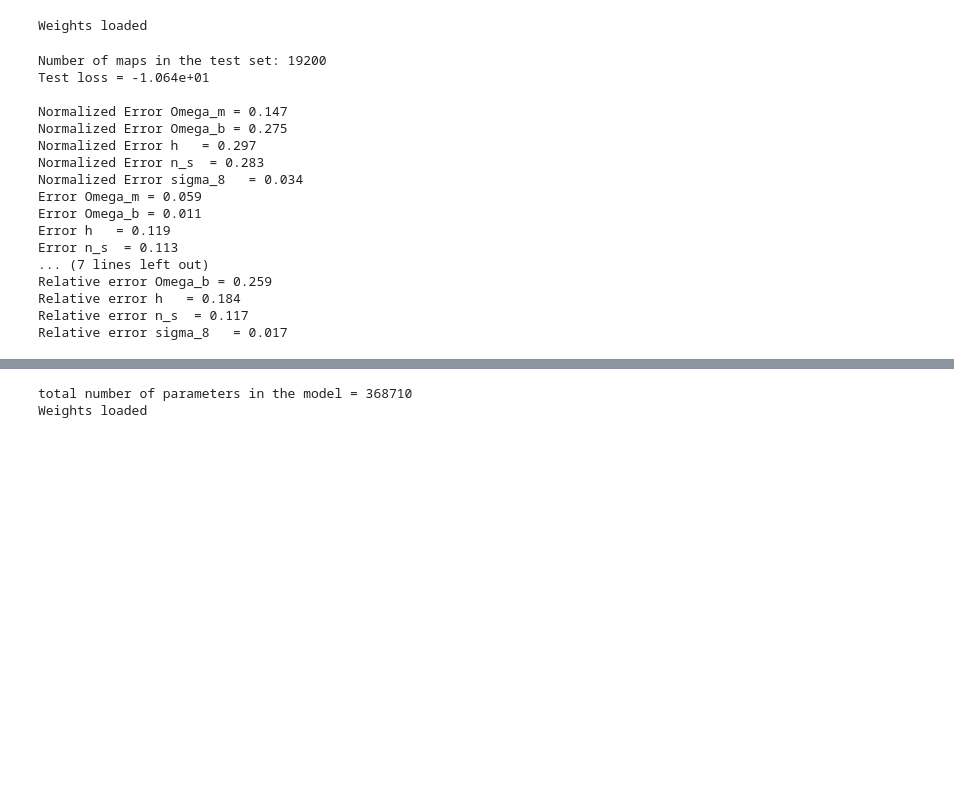
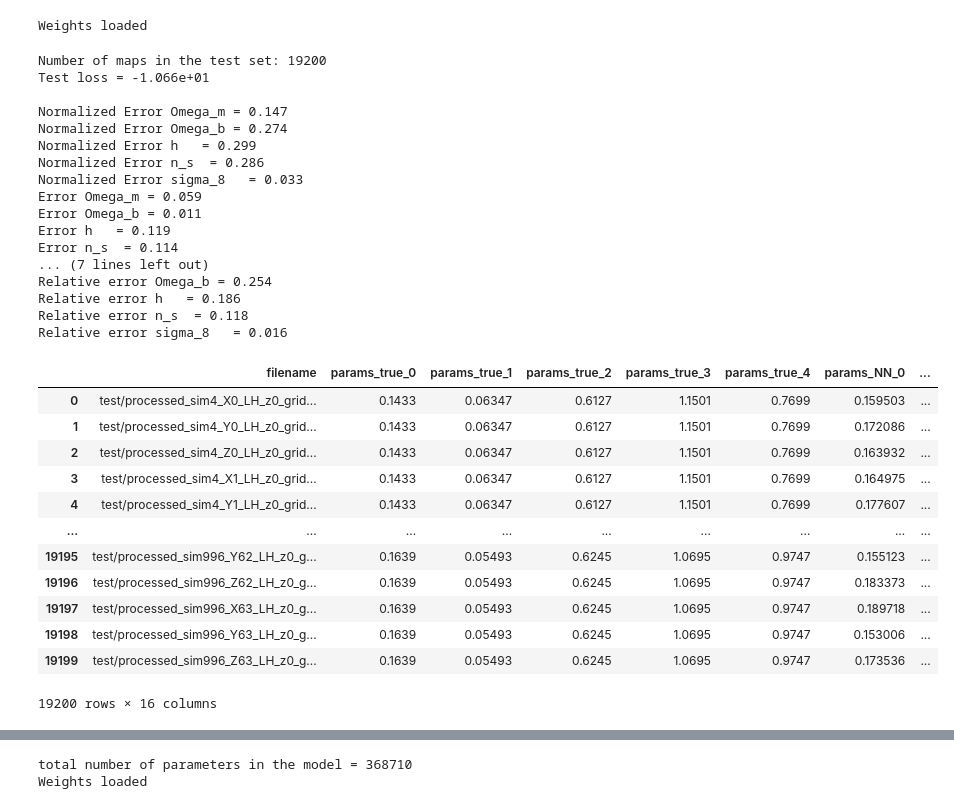
Before and after one commit to Yash-10/cvt-cosmo-inference, a Jupyter notebook: ViT_LSS_Training.ipynb, the cells around one changed output, grey strips where cells are left out. Cells and saved outputs as stored; diff of their text form; code cells hidden in the pictures; blank space fills up the shorter version.

```diff
--- a/ViT_LSS_Training.ipynb
+++ b/ViT_LSS_Training.ipynb
@@ -421,15 +450,15 @@ transform = v2.Compose([
     v2.RandomHorizontalFlip(p=0.5),
     v2.RandomVerticalFlip(p=0.5),
     v2.ToDtype(torch.float32)#, scale=False),
-])  # NOTE: RandomResizedCrop is not used since the resolution (64^3) is already small.
+])
 
-train_dataset = CustomImageDataset('/content/train', normalized_cosmo_params_path='train/train_normalized_params.csv', transform=transform)
+train_dataset = CustomImageDataset('/kaggle/working/train', normalized_cosmo_params_path='train/train_normalized_params.csv', transform=transform)
 train_loader = DataLoader(dataset=train_dataset, batch_size=batch_size, shuffle=True)
 
-val_dataset = CustomImageDataset('/content/val', normalized_cosmo_params_path='val/val_normalized_params.csv', transform=None)
+val_dataset = CustomImageDataset('/kaggle/working/val', normalized_cosmo_params_path='val/val_normalized_params.csv', transform=None)
 val_loader = DataLoader(dataset=val_dataset, batch_size=batch_size, shuffle=False)
 
-test_dataset = CustomImageDataset('/content/test', normalized_cosmo_params_path='test/test_normalized_params.csv', transform=None)
+test_dataset = CustomImageDataset('/kaggle/working/test', normalized_cosmo_params_path='test/test_normalized_params.csv', transform=None)
 test_loader = DataLoader(dataset=test_dataset, batch_size=batch_size, shuffle=False)
 # %%
 # now that architecture is defined above, use it
@@ -447,7 +476,7 @@ print('Computing initial validation loss')
 model.eval()
 valid_loss1, valid_loss2 = torch.zeros(len(g)).to(device), torch.zeros(len(g)).to(device)
 min_valid_loss, points = 0.0, 0
-for x, y in val_loader:
+for x, y, _ in val_loader:
   with torch.no_grad():
     bs   = x.shape[0]                #batch size
     x    = x.to(device=device)       #maps
@@ -470,14 +499,14 @@ Initial valid loss = 3.182e+00
 # %%
 # do a loop over all epochs
 start = time.time()
-cka_mats_val = []
 for epoch in range(epochs):
+    cka_mats_val = []
 
     # do training
     train_loss1, train_loss2 = torch.zeros(len(g)).to(device), torch.zeros(len(g)).to(device)
     train_loss, points = 0.0, 0
     model.train()
-    for x, y in train_loader:
+    for x, y, _ in train_loader:
         bs   = x.shape[0]         #batch size
         x    = x.to(device)       #maps
         y    = y.to(device)[:,g]  #parameters
@@ -502,7 +531,7 @@ for epoch in range(epochs):
     valid_loss1, valid_loss2 = torch.zeros(len(g)).to(device), torch.zeros(len(g)).to(device)
     valid_loss, points = 0.0, 0
     model.eval()
-    for x, y in val_loader:
+    for x, y, _ in val_loader:
         with torch.no_grad():
             bs    = x.shape[0]         #batch size
             x     = x.to(device)       #maps
@@ -585,7 +614,7 @@ Weights loaded
 # %%
 # get the number of maps in the test set
 num_maps = 0
-for x,y in test_loader:
+for x, y, _ in test_loader:
   num_maps += x.shape[0]
 print('\nNumber of maps in the test set: %d'%num_maps)
 
@@ -593,12 +622,13 @@ print('\nNumber of maps in the test set: %d'%num_maps)
 params_true = np.zeros((num_maps,5), dtype=np.float32)
 params_NN   = np.zeros((num_maps,5), dtype=np.float32)
 errors_NN   = np.zeros((num_maps,5), dtype=np.float32)
+filenames = np.empty((num_maps), dtype='object')
 
 # get test loss
 test_loss1, test_loss2 = torch.zeros(len(g)).to(device), torch.zeros(len(g)).to(device)
 test_loss, points = 0.0, 0
 model.eval()
-for x, y in test_loader:
+for x, y, filename in test_loader:
   with torch.no_grad():
     bs    = x.shape[0]    #batch size
     x     = x.to(device)  #send data to device
@@ -615,7 +645,9 @@ for x, y in test_loader:
     params_true[points:points+x.shape[0]] = y.cpu().numpy()
     params_NN[points:points+x.shape[0]]   = y_NN.cpu().numpy()
     errors_NN[points:points+x.shape[0]]   = e_NN.cpu().numpy()
+    filenames[points:points+x.shape[0]]   = filename
     points    += x.shape[0]
+
 test_loss = torch.log(test_loss1/points) + torch.log(test_loss2/points)
 test_loss = torch.mean(test_loss).item()
 print('Test loss = %.3e\n'%test_loss)
@@ -628,8 +660,9 @@ print('Normalized Error n_s  = %.3f'%Norm_error[3])
 print('Normalized Error sigma_8   = %.3f'%Norm_error[4])
 
 # de-normalize
+# IMPORTANT: These values must match the ones used during normalization in the preprocessing step before training.
 minimum = np.array([0.1003, 0.03003, 0.5003, 0.8001, 0.6001])
-maximum =np.array([0.4997, 0.06993, 0.8999, 1.1999, 0.9985])
+maximum = np.array([0.4997, 0.06993, 0.8999, 1.1999, 0.9985])
 params_true = params_true*(maximum - minimum) + minimum
 params_NN   = params_NN*(maximum - minimum) + minimum
 errors_NN   = errors_NN*(maximum - minimum)
@@ -655,6 +688,15 @@ print('Relative error h   = %.3f'%rel_error[2])
 print('Relative error n_s  = %.3f'%rel_error[3])
 print('Relative error sigma_8   = %.3f'%rel_error[4])
 
+
+# Save R2 and RMSE scores of each parameter
+r2_score = get_r2_score(params_true, params_NN)
+rmse_score = get_rmse_score(params_true, params_NN)
+
+np.save('r2_score_test.npy', r2_score)
+np.save('rmse_score_test.npy', rmse_score)
+
+
 # save results to file
 #dataset = np.zeros((num_maps,18), dtype=np.float32)
 #dataset[:,:6]   = params_true
@@ -664,19 +706,39 @@ print('Relative error sigma_8   = %.3f'%rel_error[4])
 #np.savetxt(fresults1, Norm_error)
 # %% [output]
 Number of maps in the test set: 19200
-Test loss = -1.064e+01
+Test loss = -1.066e+01
 
 Normalized Error Omega_m = 0.147
-Normalized Error Omega_b = 0.275
-Normalized Error h   = 0.297
-Normalized Error n_s  = 0.283
-Normalized Error sigma_8   = 0.034
+Normalized Error Omega_b = 0.274
+Normalized Error h   = 0.299
+Normalized Error n_s  = 0.286
+Normalized Error sigma_8   = 0.033
 Error Omega_m = 0.059
 Error Omega_b = 0.011
 Error h   = 0.119
-Error n_s  = 0.113
+Error n_s  = 0.114
 ... (7 lines left out)
-Relative error Omega_b = 0.259
-Relative error h   = 0.184
-Relative error n_s  = 0.117
-Relative error sigma_8   = 0.017
+Relative error Omega_b = 0.254
+Relative error h   = 0.186
+Relative error n_s  = 0.118
+Relative error sigma_8   = 0.016
+# %%
+# Create a dataframe of results
+df = pd.DataFrame(np.hstack((np.expand_dims(filenames, 1), params_true, params_NN, errors_NN)))
+df.columns = ['filename'] + [f'params_true_{i}' for i in range(5)] + [f'params_NN_{i}' for i in range(5)] + [f'errors_NN_{i}' for i in range(5)]
+df.to_csv('test_results.csv')
+df
+# %% [output]
+|  | filename | params_true_0 | params_true_1 | params_true_2 | params_true_3 | params_true_4 | params_NN_0 | ... |
+| 0 | test/processed_sim4_X0_LH_z0_grid... | 0.1433 | 0.06347 | 0.6127 | 1.1501 | 0.7699 | 0.159503 | ... |
+| 1 | test/processed_sim4_Y0_LH_z0_grid... | 0.1433 | 0.06347 | 0.6127 | 1.1501 | 0.7699 | 0.172086 | ... |
+| 2 | test/processed_sim4_Z0_LH_z0_grid... | 0.1433 | 0.06347 | 0.6127 | 1.1501 | 0.7699 | 0.163932 | ... |
+| 3 | test/processed_sim4_X1_LH_z0_grid... | 0.1433 | 0.06347 | 0.6127 | 1.1501 | 0.7699 | 0.164975 | ... |
+| 4 | test/processed_sim4_Y1_LH_z0_grid... | 0.1433 | 0.06347 | 0.6127 | 1.1501 | 0.7699 | 0.177607 | ... |
+| ... | ... | ... | ... | ... | ... | ... | ... | ... |
+| 19195 | test/processed_sim996_Y62_LH_z0_g... | 0.1639 | 0.05493 | 0.6245 | 1.0695 | 0.9747 | 0.155123 | ... |
+| 19196 | test/processed_sim996_Z62_LH_z0_g... | 0.1639 | 0.05493 | 0.6245 | 1.0695 | 0.9747 | 0.183373 | ... |
+| 19197 | test/processed_sim996_X63_LH_z0_g... | 0.1639 | 0.05493 | 0.6245 | 1.0695 | 0.9747 | 0.189718 | ... |
+| 19198 | test/processed_sim996_Y63_LH_z0_g... | 0.1639 | 0.05493 | 0.6245 | 1.0695 | 0.9747 | 0.153006 | ... |
+| 19199 | test/processed_sim996_Z63_LH_z0_g... | 0.1639 | 0.05493 | 0.6245 | 1.0695 | 0.9747 | 0.173536 | ... |
+19200 rows × 16 columns
```
Also changed, not shown: parts of 74 cells of this notebook.
